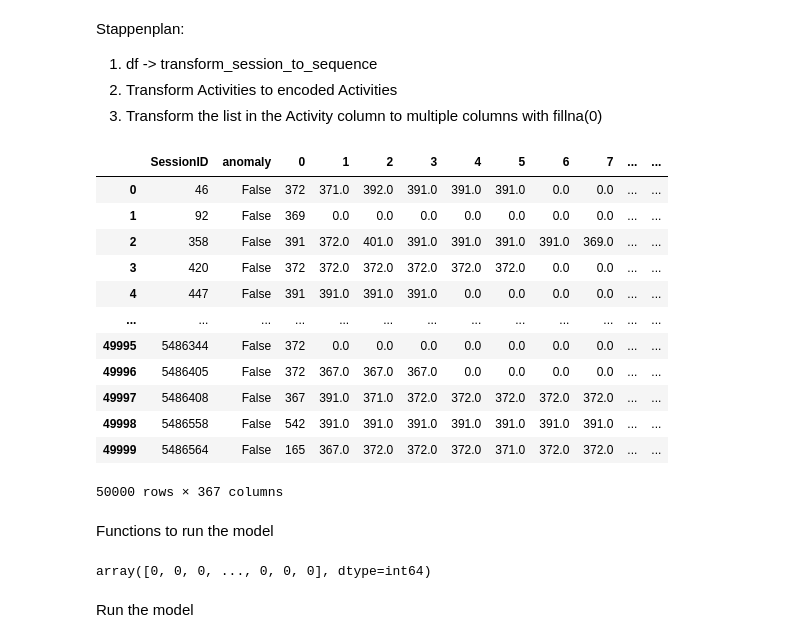
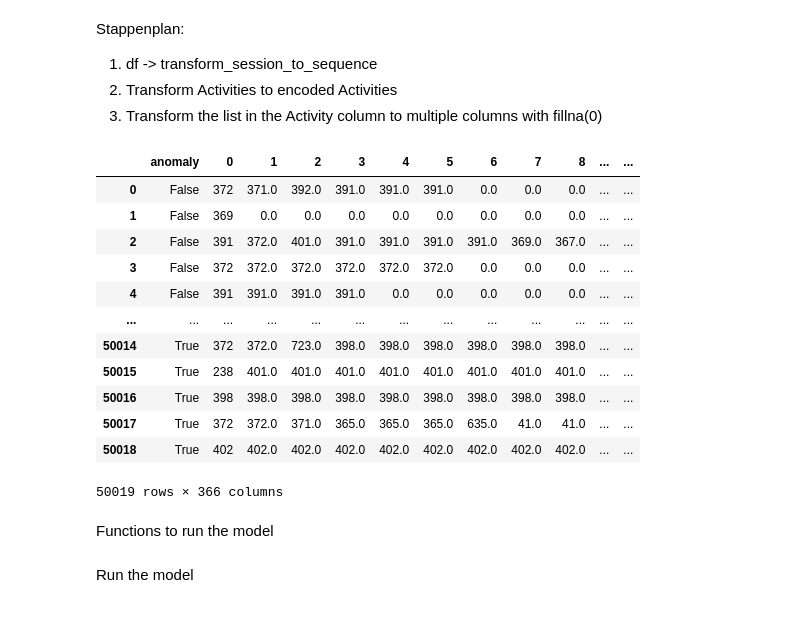
Before and after one commit to kaspergff/Thesis_anomaly_generation, a Jupyter notebook: classificationOfSkipping.ipynb, the cells around one changed output. Cells and saved outputs as stored; diff of their text form; code cells hidden in the pictures.

```diff
--- a/classificationOfSkipping.ipynb
+++ b/classificationOfSkipping.ipynb
@@ -20,8 +22,8 @@ df_raw = pd.read_csv("labeled_data/skipped/015_5.csv", encoding_errors="ignore",
                     'SessionID', 'IPID', 'TIMESTAMP', 'VHOST', 'Activity', 'PAGE_NAME',
                     'REF_URL_category', 'page_load_error', 'page_action_detail', 'tip',
                     'service_detail', 'xps_info','anomaly'])
-df_raw["TIMESTAMP"] = pd.to_datetime(df_raw["TIMESTAMP"], infer_datetime_format=True)
-df_raw = df_raw.sort_values(by=["SessionID", "TIMESTAMP"]).copy()
+# df_raw["TIMESTAMP"] = pd.to_datetime(df_raw["TIMESTAMP"], infer_datetime_format=True)
+# df_raw = df_raw.sort_values(by=["SessionID", "TIMESTAMP"]).copy()
 # %%
 # count the number of unique SessionID where anomaly == True
 count_anomaly_raw = df_raw[df_raw["anomaly"] == True]["SessionID"].nunique()
@@ -34,3 +36,13 @@ print(f'Distribution:                                  {distribution * 100} %')
 Amount of anomalous sessions in the dataset:   277
 Amount of normal sessions in the dataset:      659993
 Distribution:                                  0.04197014210756781 %
+# %%
+df_anomaly = df_raw[df_raw["anomaly"] == True].copy()
+df_normal = df_raw[df_raw["anomaly"] == False].copy()
+
+# get 20 random sessionIDs from the anomaly dataset
+anomaly_sessionIDs = df_anomaly["SessionID"].sample(n=20, random_state=1).tolist()
+first_20_anomaly = df_anomaly["SessionID"].unique()[:20]
+
+df_anomaly.to_csv("gen_sessions/skipped/an.csv", index=False)
+anomaly_sessionIDs
@@ -37,7 +70,13 @@ Distribution:                                  0.04197014210756781 %
 # %%
 nr_of_sessions_used = 50000
+# pick random int > 0 and < (len(df_raw) - nr_of_sessions_used)
+lower = np.random.randint(0, len(df_raw) - nr_of_sessions_used)
+upper = lower + nr_of_sessions_used
+print(f'Lower bound: {lower}')
+print(f'Upper bound: {lower + nr_of_sessions_used}')
 # get a random sample of the sessions
-df_ = df_raw[df_raw["SessionID"].isin(df_raw["SessionID"].unique()[:nr_of_sessions_used])]
-
+# df_ = df_raw[df_raw["SessionID"].isin(df_raw["SessionID"].unique()[:nr_of_sessions_used])].copy()
+df_ = df_normal[df_normal["SessionID"].isin(df_normal["SessionID"].unique()[:nr_of_sessions_used])].copy()
+df_ = df_.append(df_anomaly[df_anomaly["SessionID"].isin(anomaly_sessionIDs)], ignore_index=True)
 # Only use the columns that are needed -> SessionID, Activity, anomaly
 df_50k = df_[["SessionID", "Activity", "anomaly"]]
@@ -130,19 +175,22 @@ base_data = df_for_model(base_data, "Activity")
-# %%
-base_data
-# %% [output]
-|  | SessionID | anomaly | 0 | 1 | 2 | 3 | 4 | 5 | 6 | 7 | ... | ... |
-| 0 | 46 | False | 372 | 371.0 | 392.0 | 391.0 | 391.0 | 391.0 | 0.0 | 0.0 | ... | ... |
-| 1 | 92 | False | 369 | 0.0 | 0.0 | 0.0 | 0.0 | 0.0 | 0.0 | 0.0 | ... | ... |
-| 2 | 358 | False | 391 | 372.0 | 401.0 | 391.0 | 391.0 | 391.0 | 391.0 | 369.0 | ... | ... |
-| 3 | 420 | False | 372 | 372.0 | 372.0 | 372.0 | 372.0 | 372.0 | 0.0 | 0.0 | ... | ... |
-| 4 | 447 | False | 391 | 391.0 | 391.0 | 391.0 | 0.0 | 0.0 | 0.0 | 0.0 | ... | ... |
-| ... | ... | ... | ... | ... | ... | ... | ... | ... | ... | ... | ... | ... |
-| 49995 | 5486344 | False | 372 | 0.0 | 0.0 | 0.0 | 0.0 | 0.0 | 0.0 | 0.0 | ... | ... |
-| 49996 | 5486405 | False | 372 | 367.0 | 367.0 | 367.0 | 0.0 | 0.0 | 0.0 | 0.0 | ... | ... |
-| 49997 | 5486408 | False | 367 | 391.0 | 371.0 | 372.0 | 372.0 | 372.0 | 372.0 | 372.0 | ... | ... |
-| 49998 | 5486558 | False | 542 | 391.0 | 391.0 | 391.0 | 391.0 | 391.0 | 391.0 | 391.0 | ... | ... |
-| 49999 | 5486564 | False | 165 | 367.0 | 372.0 | 372.0 | 372.0 | 371.0 | 372.0 | 372.0 | ... | ... |
-50000 rows × 367 columns
+# %%
+base_data
+# drop the SessionID column
+base_data = base_data.drop(columns=["SessionID"])
+base_data
+# %% [output]
+|  | anomaly | 0 | 1 | 2 | 3 | 4 | 5 | 6 | 7 | 8 | ... | ... |
+| 0 | False | 372 | 371.0 | 392.0 | 391.0 | 391.0 | 391.0 | 0.0 | 0.0 | 0.0 | ... | ... |
+| 1 | False | 369 | 0.0 | 0.0 | 0.0 | 0.0 | 0.0 | 0.0 | 0.0 | 0.0 | ... | ... |
+| 2 | False | 391 | 372.0 | 401.0 | 391.0 | 391.0 | 391.0 | 391.0 | 369.0 | 367.0 | ... | ... |
+| 3 | False | 372 | 372.0 | 372.0 | 372.0 | 372.0 | 372.0 | 0.0 | 0.0 | 0.0 | ... | ... |
+| 4 | False | 391 | 391.0 | 391.0 | 391.0 | 0.0 | 0.0 | 0.0 | 0.0 | 0.0 | ... | ... |
+| ... | ... | ... | ... | ... | ... | ... | ... | ... | ... | ... | ... | ... |
+| 50014 | True | 372 | 372.0 | 723.0 | 398.0 | 398.0 | 398.0 | 398.0 | 398.0 | 398.0 | ... | ... |
+| 50015 | True | 238 | 401.0 | 401.0 | 401.0 | 401.0 | 401.0 | 401.0 | 401.0 | 401.0 | ... | ... |
+| 50016 | True | 398 | 398.0 | 398.0 | 398.0 | 398.0 | 398.0 | 398.0 | 398.0 | 398.0 | ... | ... |
+| 50017 | True | 372 | 372.0 | 371.0 | 365.0 | 365.0 | 365.0 | 635.0 | 41.0 | 41.0 | ... | ... |
+| 50018 | True | 402 | 402.0 | 402.0 | 402.0 | 402.0 | 402.0 | 402.0 | 402.0 | 402.0 | ... | ... |
+50019 rows × 366 columns
 # %% [markdown]
 Functions to run the model
 # %%
@@ -157,13 +205,11 @@ def split_data(_df):
 # Base test and train data
 X_train, X_test, y_train, y_test = split_data(base_data)
 # %%
-Le = LabelEncoder()
-Le.fit(y_train)
-y_train_transformed = Le.transform(y_train)
-y_test_transformed = Le.transform(y_test)
-y_train_transformed
+# Le = LabelEncoder()
+# Le.fit(y_train)
+# y_train_transformed = Le.transform(y_train)
+# y_test_transformed = Le.transform(y_test)
+# y_train_transformed
-# %% [output]
-array([0, 0, 0, ..., 0, 0, 0], dtype=int64)
 # %% [markdown]
 Run the model
 # %%
```
Also changed, not shown: parts of 10 cells of this notebook, 15 other files.
